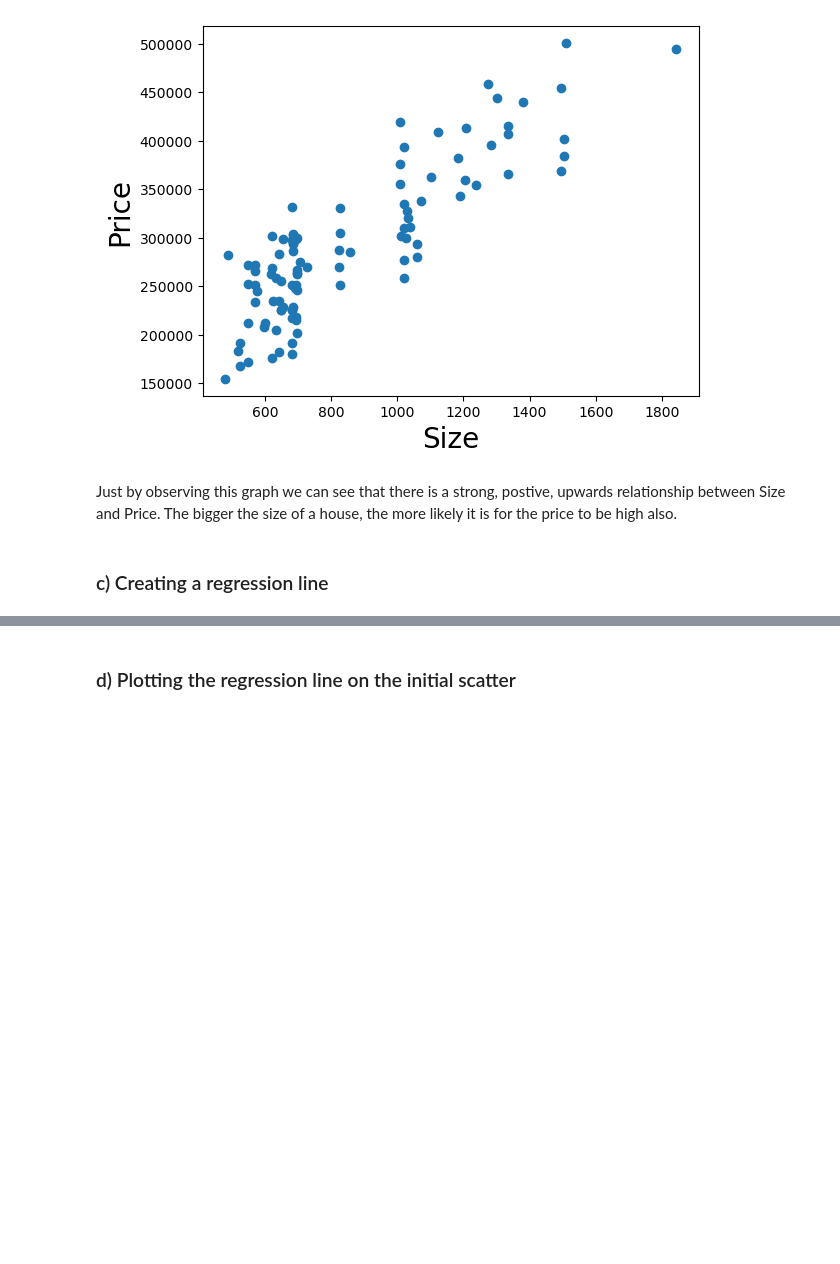
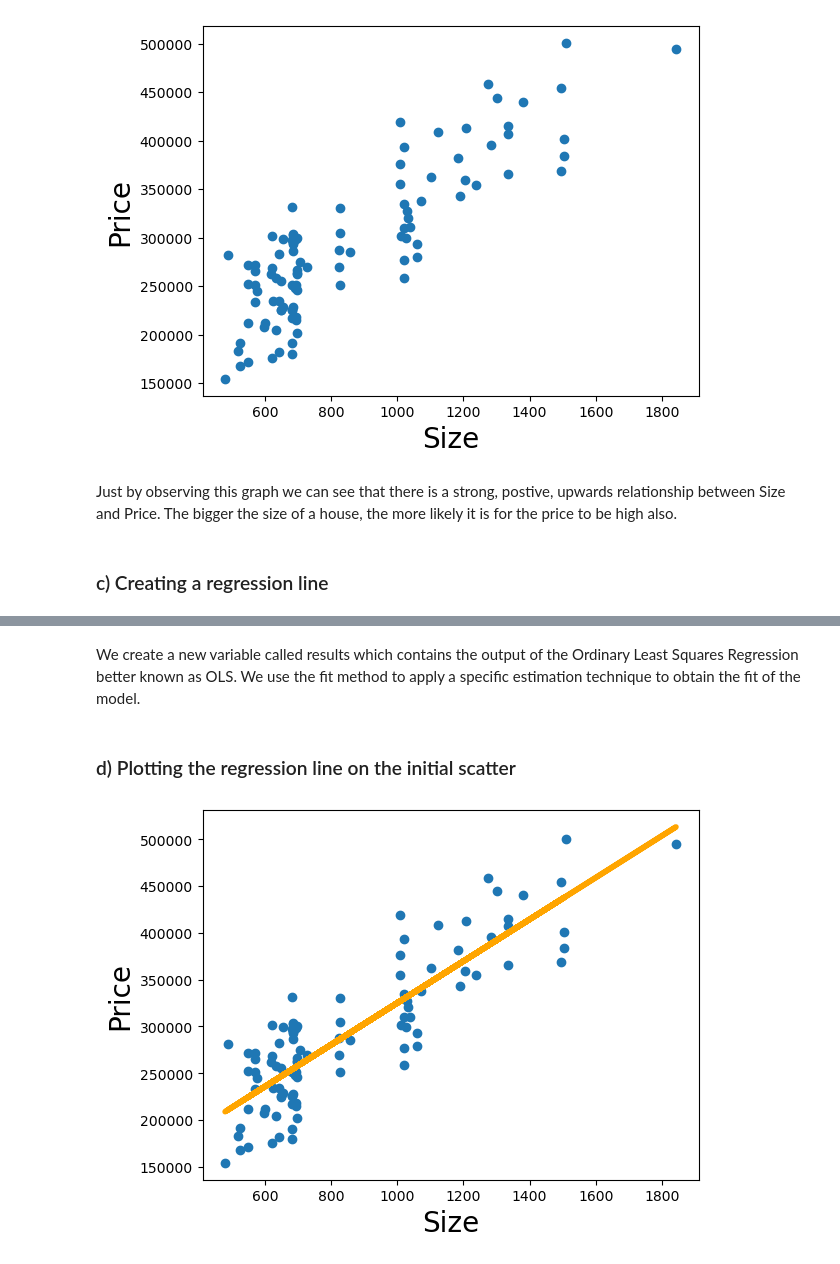
Before and after one commit to DibsTHEgreat/Linear-Regression, a Jupyter notebook: Linear Regression Case 2/LinearRegression2.ipynb, the cells around one changed output, grey strips where cells are left out. Cells and saved outputs as stored; diff of their text form; code cells hidden in the pictures; blank space fills up the shorter version.

```diff
--- a/Linear Regression Case 2/LinearRegression2.ipynb
+++ b/Linear Regression Case 2/LinearRegression2.ipynb
@@ -103,5 +93,16 @@ Notes:
 [1] Standard Errors assume that the covariance matrix of the errors is correctly specified.
 [2] The condition number is large, 2.75e+03. This might indicate that there are
 strong multicollinearity or other numerical problems.
+# %% [markdown]
+We create a new variable called results which contains the output of the Ordinary Least Squares Regression better known as OLS. We use the fit method to apply a specific estimation technique to obtain the fit of the model.
 # %% [markdown]
 ### d) Plotting the regression line on the initial scatter
+# %%
+plt.scatter(x1, y)
+yhat = 223.1787*x1 + 1.019e+05
+fig = plt.plot(x1, yhat, lw=4, c='orange', label = 'Regression Line')
+plt.xlabel('Size', fontsize = 20)
+plt.ylabel('Price', fontsize = 20)
+plt.show()
+# %% [output]
+[figure, added]
```
Also changed, not shown: parts of 5 cells of this notebook.
